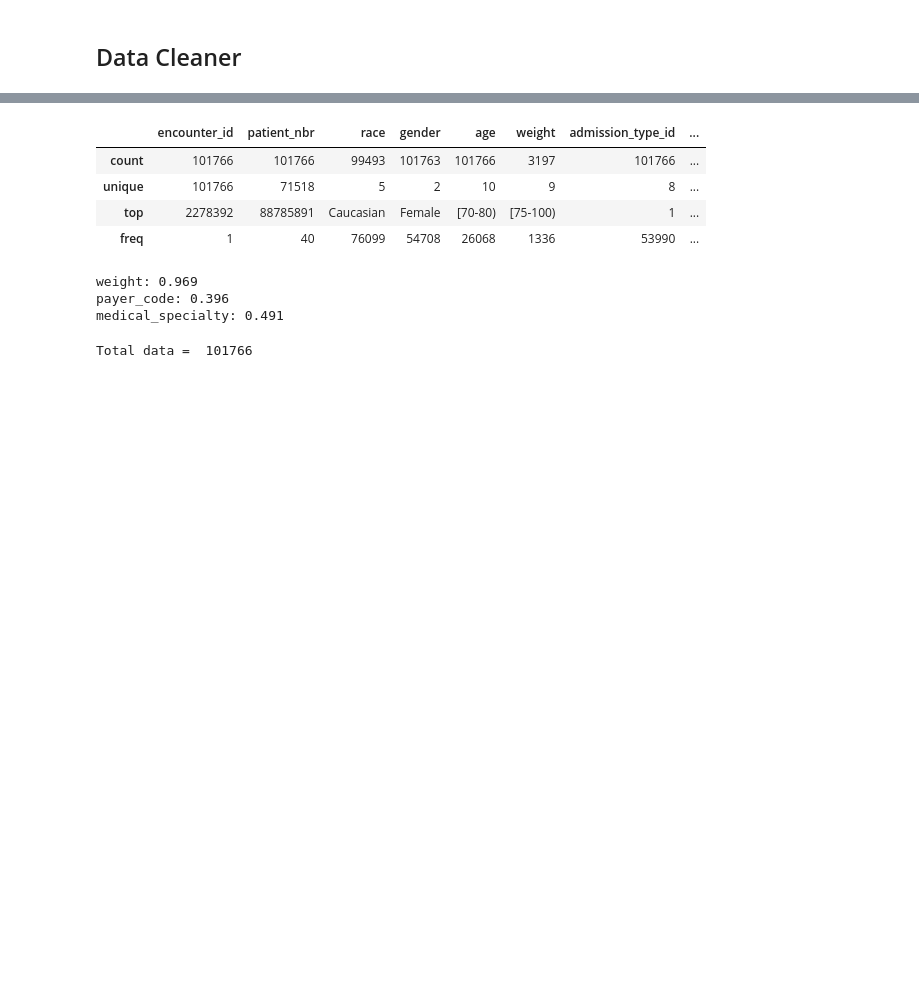
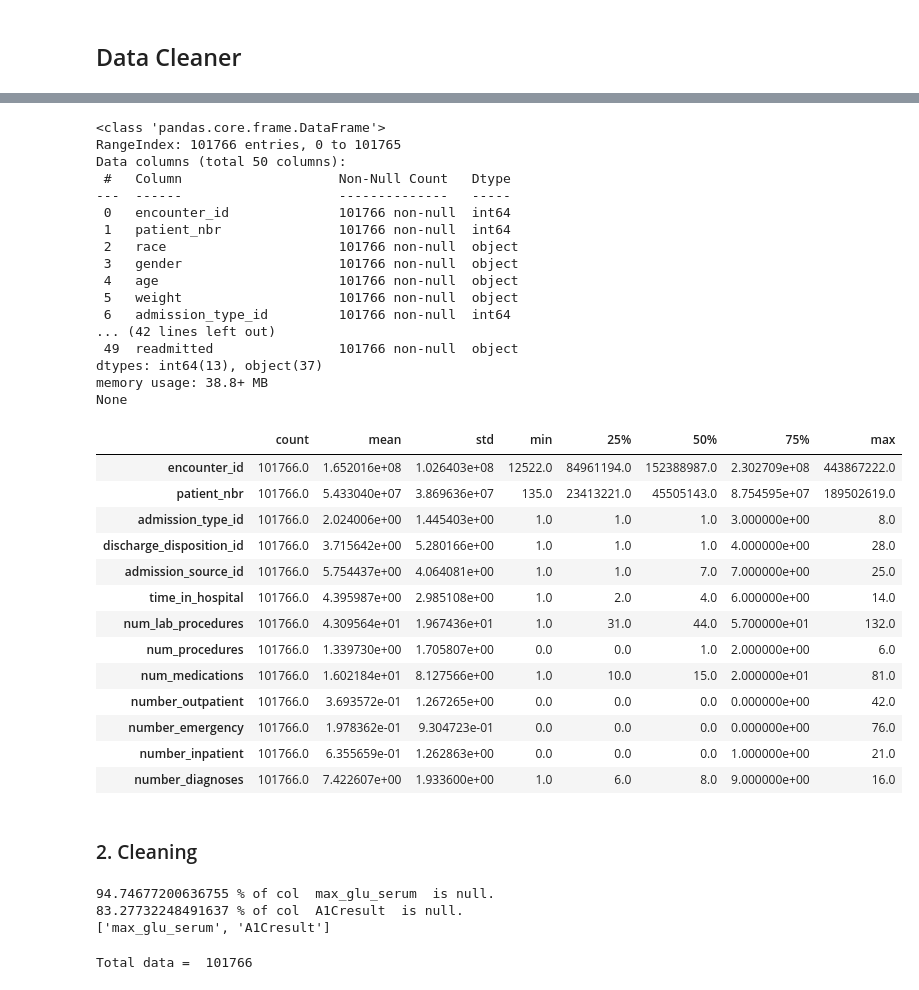
Before and after one commit to minhngo3818/cs178-diabetes-project, a Jupyter notebook: cleaner_2nd.ipynb, the cells around one changed output, grey strips where cells are left out. Cells and saved outputs as stored; diff of their text form; code cells hidden in the pictures; blank space fills up the shorter version.

```diff
--- a/cleaner_2nd.ipynb
+++ b/cleaner_2nd.ipynb
@@ -24,5 +26,6 @@ random_seed=12345
 # %%
 # Load data
-data = pd.read_csv(os.path.join("dataset", "diabetic_data.csv"), na_values=["?", "Unknown/Invalid"], dtype=str, keep_default_na=False)
-data.head()
+data = pd.read_csv(os.path.join("dataset", "diabetic_data.csv"))
+print(data.columns)
+data.head().T
 # %% [output]
@@ -35,20 +63,60 @@ data.head()
 # %%
-data.describe()
+print(data.info())
+data.describe().T
 # %% [output]
+<class 'pandas.core.frame.DataFrame'>
+RangeIndex: 101766 entries, 0 to 101765
+Data columns (total 50 columns):
+ #   Column                    Non-Null Count   Dtype
+---  ------                    --------------   -----
+ 0   encounter_id              101766 non-null  int64
+ 1   patient_nbr               101766 non-null  int64
+ 2   race                      101766 non-null  object
+ 3   gender                    101766 non-null  object
+ 4   age                       101766 non-null  object
+ 5   weight                    101766 non-null  object
+ 6   admission_type_id         101766 non-null  int64
+... (42 lines left out)
+ 49  readmitted                101766 non-null  object
+dtypes: int64(13), object(37)
+memory usage: 38.8+ MB
+None
-|  | encounter_id | patient_nbr | race | gender | age | weight | admission_type_id | ... |
-| count | 101766 | 101766 | 99493 | 101763 | 101766 | 3197 | 101766 | ... |
-| unique | 101766 | 71518 | 5 | 2 | 10 | 9 | 8 | ... |
-| top | 2278392 | 88785891 | Caucasian | Female | [70-80) | [75-100) | 1 | ... |
-| freq | 1 | 40 | 76099 | 54708 | 26068 | 1336 | 53990 | ... |
+|  | count | mean | std | min | 25% | 50% | 75% | max |
+| encounter_id | 101766.0 | 1.652016e+08 | 1.026403e+08 | 12522.0 | 84961194.0 | 152388987.0 | 2.302709e+08 | 443867222.0 |
+| patient_nbr | 101766.0 | 5.433040e+07 | 3.869636e+07 | 135.0 | 23413221.0 | 45505143.0 | 8.754595e+07 | 189502619.0 |
+| admission_type_id | 101766.0 | 2.024006e+00 | 1.445403e+00 | 1.0 | 1.0 | 1.0 | 3.000000e+00 | 8.0 |
+| discharge_disposition_id | 101766.0 | 3.715642e+00 | 5.280166e+00 | 1.0 | 1.0 | 1.0 | 4.000000e+00 | 28.0 |
+| admission_source_id | 101766.0 | 5.754437e+00 | 4.064081e+00 | 1.0 | 1.0 | 7.0 | 7.000000e+00 | 25.0 |
+| time_in_hospital | 101766.0 | 4.395987e+00 | 2.985108e+00 | 1.0 | 2.0 | 4.0 | 6.000000e+00 | 14.0 |
+| num_lab_procedures | 101766.0 | 4.309564e+01 | 1.967436e+01 | 1.0 | 31.0 | 44.0 | 5.700000e+01 | 132.0 |
+| num_procedures | 101766.0 | 1.339730e+00 | 1.705807e+00 | 0.0 | 0.0 | 1.0 | 2.000000e+00 | 6.0 |
+| num_medications | 101766.0 | 1.602184e+01 | 8.127566e+00 | 1.0 | 10.0 | 15.0 | 2.000000e+01 | 81.0 |
+| number_outpatient | 101766.0 | 3.693572e-01 | 1.267265e+00 | 0.0 | 0.0 | 0.0 | 0.000000e+00 | 42.0 |
+| number_emergency | 101766.0 | 1.978362e-01 | 9.304723e-01 | 0.0 | 0.0 | 0.0 | 0.000000e+00 | 76.0 |
+| number_inpatient | 101766.0 | 6.355659e-01 | 1.262863e+00 | 0.0 | 0.0 | 0.0 | 1.000000e+00 | 21.0 |
+| number_diagnoses | 101766.0 | 7.422607e+00 | 1.933600e+00 | 1.0 | 6.0 | 8.0 | 9.000000e+00 | 16.0 |
+# %% [markdown]
+### 2. Cleaning
 # %%
 # Calculate NaN percentages and show the invalid features
 # In small dataset, any feauture with NaN >30% are considerd invalid
-for col in data.columns:
-  percent = round(len(data[data[col].isnull()]) / len(data[col]), 3)
+features_to_remove = []
 
-  if percent > 0.3:
-    print(f"{col}:", percent)
+def check_null(data):
+    data_null = data.isnull().mean()
+    missing = []
+    for i in range(len(data_null)):
+        if data_null[i] != 0.0:
+            missing.append(data.columns[i])
+            print(data_null[i]*100,'% of col ',data.columns[i]," is null." )
+
+    if(missing== []):
+        print('There is no Null value')
+    else :
+        print(missing)
+
+check_null(data)
 # %% [output]
-weight: 0.969
-payer_code: 0.396
-medical_specialty: 0.491
+94.74677200636755 % of col  max_glu_serum  is null.
+83.27732248491637 % of col  A1Cresult  is null.
+['max_glu_serum', 'A1Cresult']
```
Also changed, not shown: parts of 27 cells of this notebook, 1 other file.
